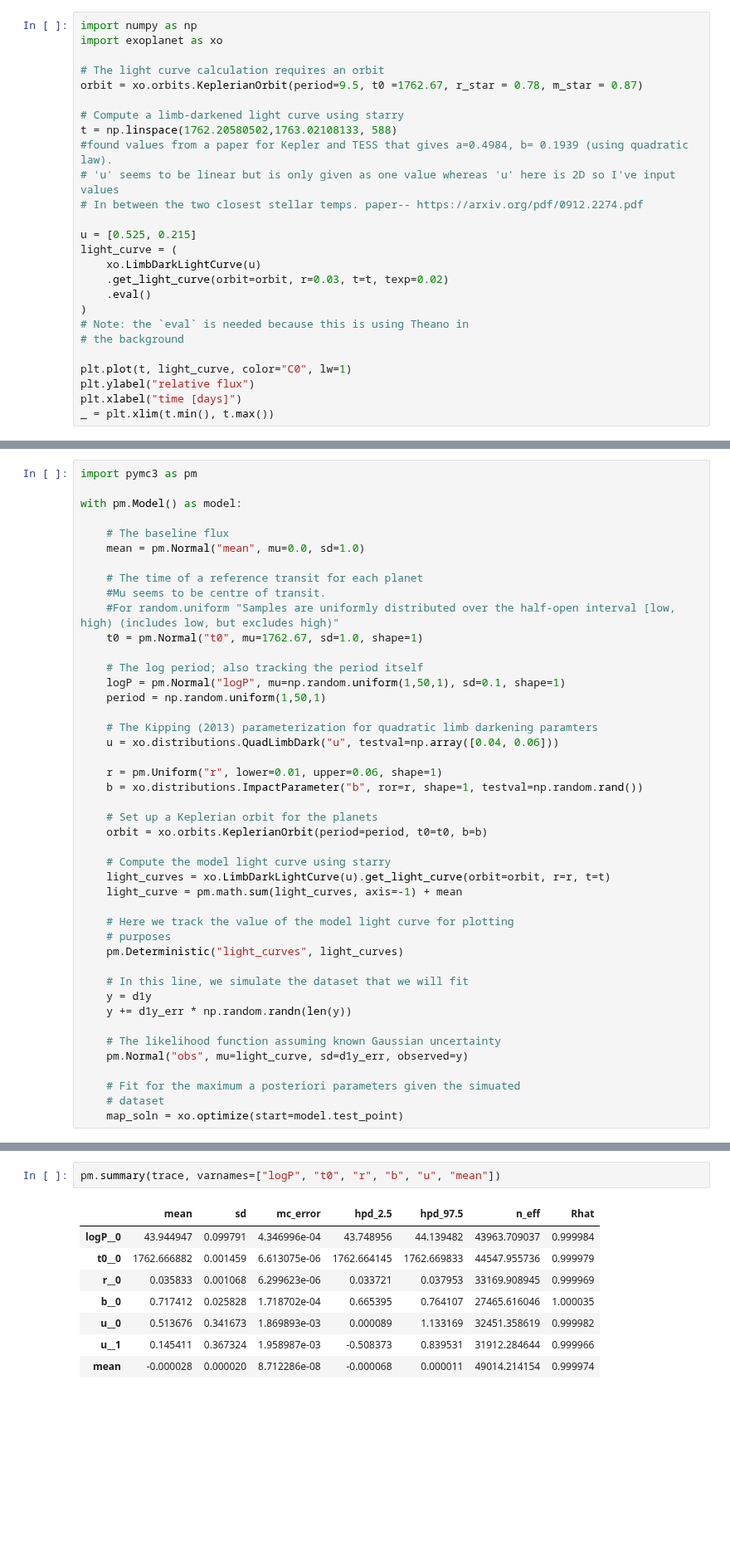
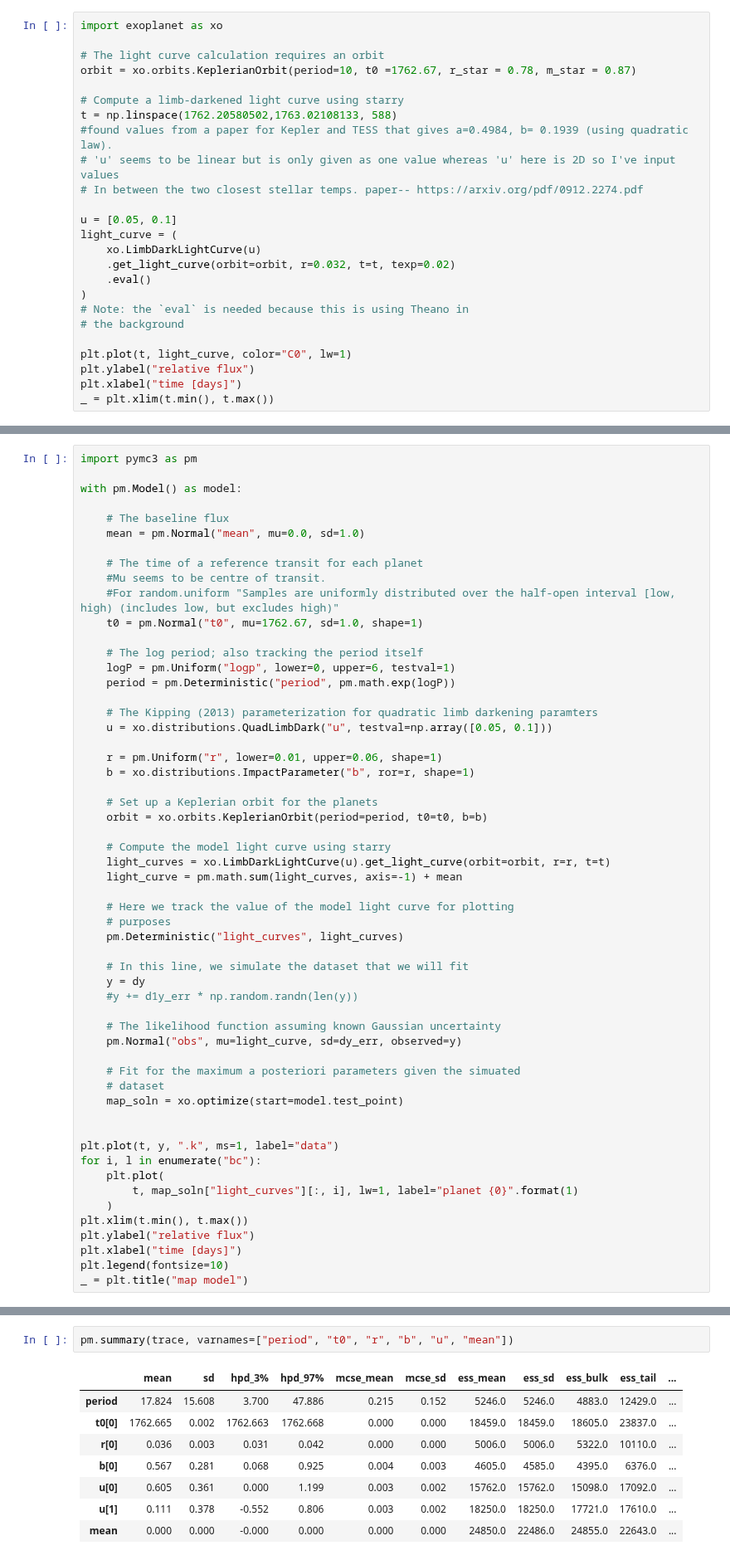
Before and after one commit to hughesymendes/TIC-27491137, a Jupyter notebook: dip4_sample.ipynb, the cells around one changed output, grey strips where cells are left out. Shown at 83% size. Drawn from its saved outputs; the diff is of its cells as text; blank space fills up the shorter version.

```diff
--- a/dip4_sample.ipynb
+++ b/dip4_sample.ipynb
@@ -142,9 +126,8 @@ array([1762.20580502, 1762.2071939 , 1762.20858279, 1762.20997168,
 # %%
-import numpy as np
 import exoplanet as xo
 
 # The light curve calculation requires an orbit
-orbit = xo.orbits.KeplerianOrbit(period=9.5, t0 =1762.67, r_star = 0.78, m_star = 0.87)
+orbit = xo.orbits.KeplerianOrbit(period=10, t0 =1762.67, r_star = 0.78, m_star = 0.87)
 
 # Compute a limb-darkened light curve using starry
 t = np.linspace(1762.20580502,1763.02108133, 588)
@@ -152,10 +135,10 @@ t = np.linspace(1762.20580502,1763.02108133, 588)
 # 'u' seems to be linear but is only given as one value whereas 'u' here is 2D so I've input values
 # In between the two closest stellar temps. paper-- https://arxiv.org/pdf/0912.2274.pdf
 
-u = [0.525, 0.215]
+u = [0.05, 0.1]
 light_curve = (
     xo.LimbDarkLightCurve(u)
-    .get_light_curve(orbit=orbit, r=0.03, t=t, texp=0.02)
+    .get_light_curve(orbit=orbit, r=0.032, t=t, texp=0.02)
     .eval()
 )
 # Note: the `eval` is needed because this is using Theano in
@@ -181,14 +164,14 @@ with pm.Model() as model:
     t0 = pm.Normal("t0", mu=1762.67, sd=1.0, shape=1)
 
     # The log period; also tracking the period itself
-    logP = pm.Normal("logP", mu=np.random.uniform(1,50,1), sd=0.1, shape=1)
-    period = np.random.uniform(1,50,1)
+    logP = pm.Uniform("logp", lower=0, upper=6, testval=1)
+    period = pm.Deterministic("period", pm.math.exp(logP))
 
     # The Kipping (2013) parameterization for quadratic limb darkening paramters
-    u = xo.distributions.QuadLimbDark("u", testval=np.array([0.04, 0.06]))
+    u = xo.distributions.QuadLimbDark("u", testval=np.array([0.05, 0.1]))
 
     r = pm.Uniform("r", lower=0.01, upper=0.06, shape=1)
-    b = xo.distributions.ImpactParameter("b", ror=r, shape=1, testval=np.random.rand())
+    b = xo.distributions.ImpactParameter("b", ror=r, shape=1)
 
     # Set up a Keplerian orbit for the planets
     orbit = xo.orbits.KeplerianOrbit(period=period, t0=t0, b=b)
@@ -202,13 +185,25 @@ with pm.Model() as model:
     pm.Deterministic("light_curves", light_curves)
 
     # In this line, we simulate the dataset that we will fit
-    y = d1y
-    y += d1y_err * np.random.randn(len(y))
+    y = dy
+    #y += d1y_err * np.random.randn(len(y))
 
     # The likelihood function assuming known Gaussian uncertainty
-    pm.Normal("obs", mu=light_curve, sd=d1y_err, observed=y)
+    pm.Normal("obs", mu=light_curve, sd=dy_err, observed=y)
 
     # Fit for the maximum a posteriori parameters given the simuated
     # dataset
     map_soln = xo.optimize(start=model.test_point)
+
+
+plt.plot(t, y, ".k", ms=1, label="data")
+for i, l in enumerate("bc"):
+    plt.plot(
+        t, map_soln["light_curves"][:, i], lw=1, label="planet {0}".format(1)
+    )
+plt.xlim(t.min(), t.max())
+plt.ylabel("relative flux")
+plt.xlabel("time [days]")
+plt.legend(fontsize=10)
+_ = plt.title("map model")
 # %% [output]
@@ -246,11 +232,11 @@ NUTS: [b, r, u, logP, t0, mean]
 # %%
-pm.summary(trace, varnames=["logP", "t0", "r", "b", "u", "mean"])
+pm.summary(trace, varnames=["period", "t0", "r", "b", "u", "mean"])
 # %% [output]
-|  | mean | sd | mc_error | hpd_2.5 | hpd_97.5 | n_eff | Rhat |
-| logP__0 | 43.944947 | 0.099791 | 4.346996e-04 | 43.748956 | 44.139482 | 43963.709037 | 0.999984 |
-| t0__0 | 1762.666882 | 0.001459 | 6.613075e-06 | 1762.664145 | 1762.669833 | 44547.955736 | 0.999979 |
-| r__0 | 0.035833 | 0.001068 | 6.299623e-06 | 0.033721 | 0.037953 | 33169.908945 | 0.999969 |
-| b__0 | 0.717412 | 0.025828 | 1.718702e-04 | 0.665395 | 0.764107 | 27465.616046 | 1.000035 |
-| u__0 | 0.513676 | 0.341673 | 1.869893e-03 | 0.000089 | 1.133169 | 32451.358619 | 0.999982 |
-| u__1 | 0.145411 | 0.367324 | 1.958987e-03 | -0.508373 | 0.839531 | 31912.284644 | 0.999966 |
-| mean | -0.000028 | 0.000020 | 8.712286e-08 | -0.000068 | 0.000011 | 49014.214154 | 0.999974 |
+|  | mean | sd | hpd_3% | hpd_97% | mcse_mean | mcse_sd | ess_mean | ess_sd | ess_bulk | ess_tail | ... |
+| period | 17.824 | 15.608 | 3.700 | 47.886 | 0.215 | 0.152 | 5246.0 | 5246.0 | 4883.0 | 12429.0 | ... |
+| t0[0] | 1762.665 | 0.002 | 1762.663 | 1762.668 | 0.000 | 0.000 | 18459.0 | 18459.0 | 18605.0 | 23837.0 | ... |
+| r[0] | 0.036 | 0.003 | 0.031 | 0.042 | 0.000 | 0.000 | 5006.0 | 5006.0 | 5322.0 | 10110.0 | ... |
+| b[0] | 0.567 | 0.281 | 0.068 | 0.925 | 0.004 | 0.003 | 4605.0 | 4585.0 | 4395.0 | 6376.0 | ... |
+| u[0] | 0.605 | 0.361 | 0.000 | 1.199 | 0.003 | 0.002 | 15762.0 | 15762.0 | 15098.0 | 17092.0 | ... |
+| u[1] | 0.111 | 0.378 | -0.552 | 0.806 | 0.003 | 0.002 | 18250.0 | 18250.0 | 17721.0 | 17610.0 | ... |
+| mean | 0.000 | 0.000 | -0.000 | 0.000 | 0.000 | 0.000 | 24850.0 | 22486.0 | 24855.0 | 22643.0 | ... |
```
Also changed, not shown: parts of 12 cells of this notebook.
